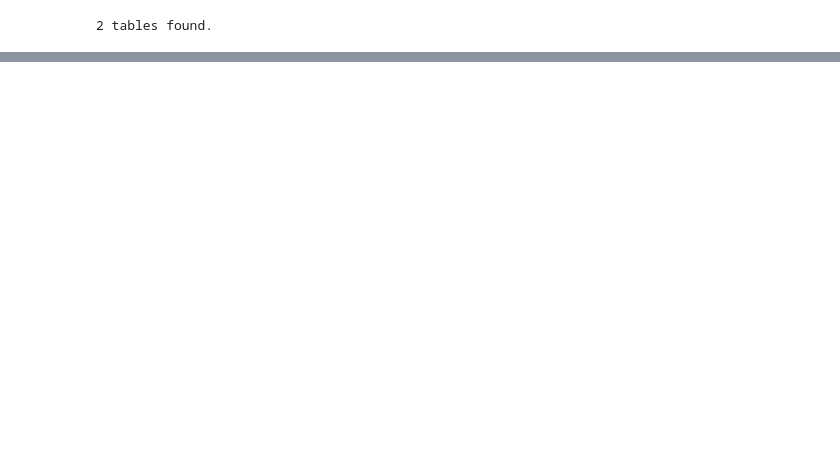
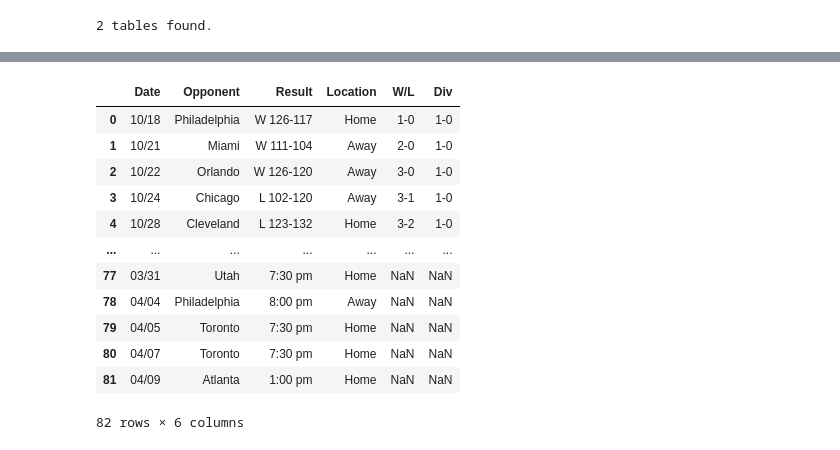
Before and after one commit to abzdel/FastAPI-on-AWS, a Jupyter notebook: model/train.ipynb, the cells around one changed output, grey strips where cells are left out. Drawn from its saved outputs; the diff is of its cells as text; code cells hidden in the pictures; blank space fills up the shorter version.

```diff
--- a/model/train.ipynb
+++ b/model/train.ipynb
@@ -93,0 +150,16 @@ data
+# %%
+stats[1]
+# %% [output]
+|  | Date | Opponent | Result | Location | W/L | Div |
+| 0 | 10/18 | Philadelphia | W 126-117 | Home | 1-0 | 1-0 |
+| 1 | 10/21 | Miami | W 111-104 | Away | 2-0 | 1-0 |
+| 2 | 10/22 | Orlando | W 126-120 | Away | 3-0 | 1-0 |
+| 3 | 10/24 | Chicago | L 102-120 | Away | 3-1 | 1-0 |
+| 4 | 10/28 | Cleveland | L 123-132 | Home | 3-2 | 1-0 |
+| ... | ... | ... | ... | ... | ... | ... |
+| 77 | 03/31 | Utah | 7:30 pm | Home | NaN | NaN |
+| 78 | 04/04 | Philadelphia | 8:00 pm | Away | NaN | NaN |
+| 79 | 04/05 | Toronto | 7:30 pm | Home | NaN | NaN |
+| 80 | 04/07 | Toronto | 7:30 pm | Home | NaN | NaN |
+| 81 | 04/09 | Atlanta | 1:00 pm | Home | NaN | NaN |
+82 rows × 6 columns
```
Also changed, not shown: parts of 34 cells of this notebook, 2 other files.
